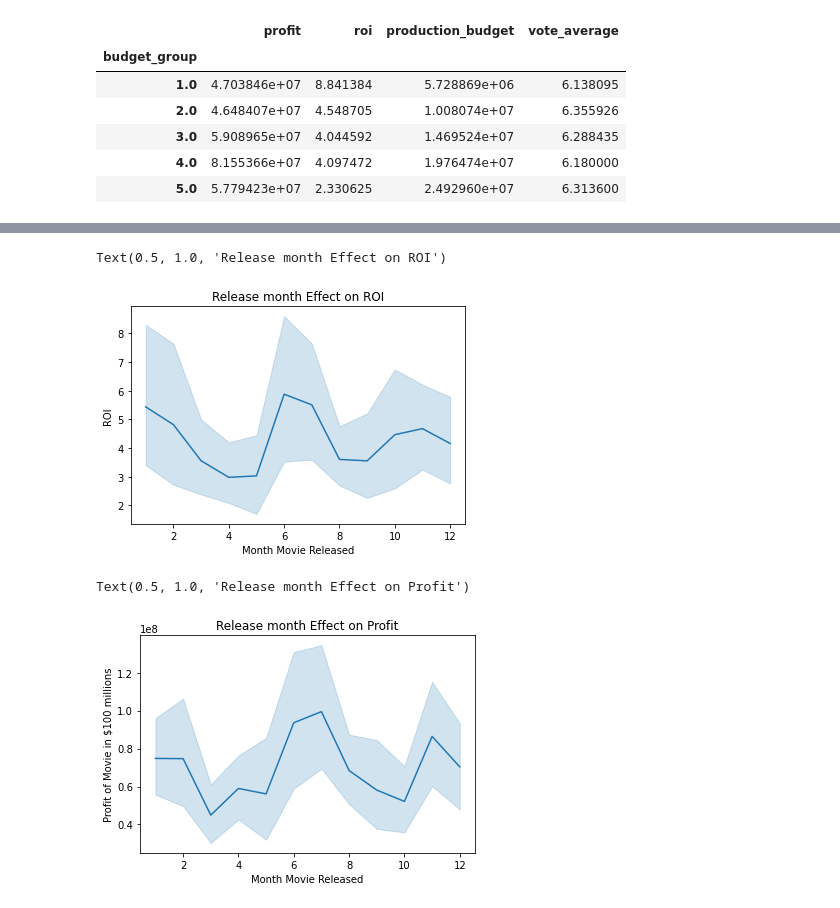
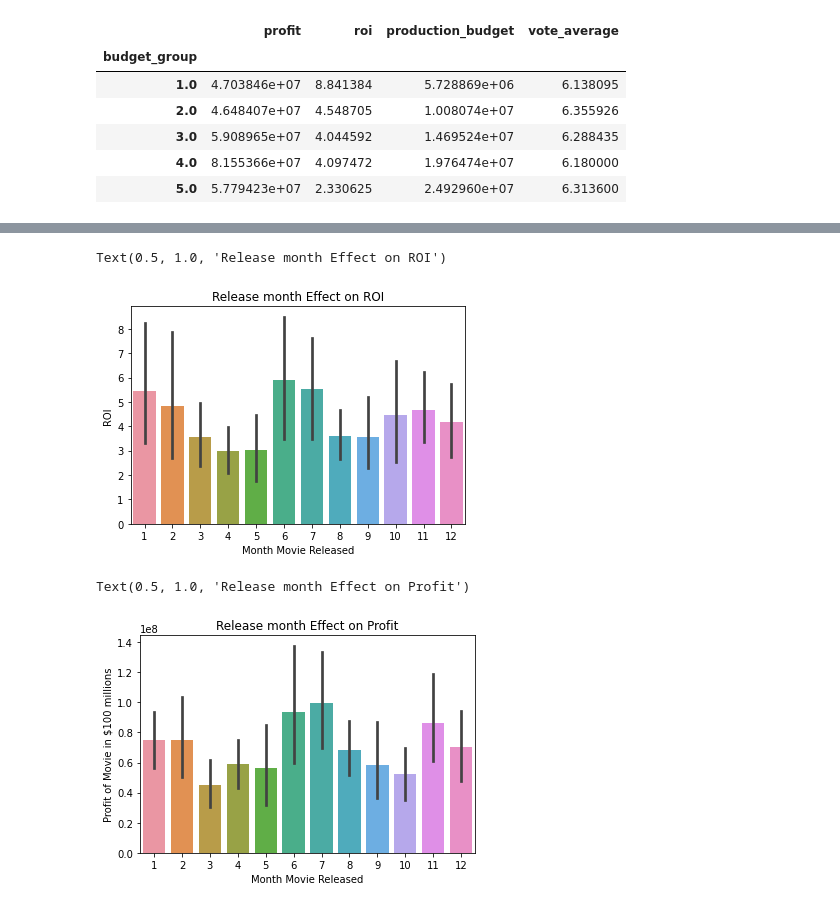
Before and after one commit to jaymhart76/phase_1_movie_data_project, a Jupyter notebook: phase_1 project.ipynb, the cells around one changed output, grey strips where cells are left out. Cells and saved outputs as stored; diff of their text form; code cells hidden in the pictures.

```diff
--- a/phase_1 project.ipynb
+++ b/phase_1 project.ipynb
@@ -392,9 +400,11 @@ Zoom                     40000000.0
 mother!                  30000000.0
 Name: production_budget, Length: 1189, dtype: float64
 # %%
-movie_budgets_w_review['budget_group'] = movie_budgets_w_review['production_budget'].map(lambda x : x/5000000)
+movie_budgets_w_review['budget_group'] = movie_budgets_w_review\
+['production_budget'].map(lambda x : x/5000000)
 # %%
-movie_budgets_w_review['budget_group'] = movie_budgets_w_review['budget_group'].round(0)
+movie_budgets_w_review['budget_group'] = movie_budgets_w_review\
+['budget_group'].round(0)
 # %%
 movie_budgets_w_review.reset_index(inplace = True)
 # %%
@@ -519,9 +532,11 @@ movie_budgets_w_review.head()
 | 12 Years a Slave | 217697336.0 | 10.884867 | 20000000.0 | 7.9 | Oct 18, 2013 | 4.0 |
 | 127 Hours | 60552401.0 | 3.364022 | 18000000.0 | 7.0 | Nov 5, 2010 | 4.0 |
 # %%
-movie_budgets_w_review['release_date']=pd.to_datetime(movie_budgets_w_review['release_date_x'])
+movie_budgets_w_review['release_date']=pd.to_datetime(movie_budgets_w_review\
+['release_date_x'])
 # %%
-movie_budgets_w_review['release_month'] = movie_budgets_w_review['release_date'].dt.month
+movie_budgets_w_review['release_month'] = movie_budgets_w_review\
+['release_date'].dt.month
 # %%
 movie_budgets_w_review.drop('release_date_x', axis = 1, inplace=True)
 # %%
@@ -697,19 +703,19 @@ movie_budgets_filtered_iqr.head()
 # %%
-sns.lineplot(data= movie_budget_vis, x= 'release_month', y = 'roi')
+sns.barplot(data= movie_budget_vis, x= 'release_month', y = 'roi')
 plt.xlabel("Month Movie Released")
 plt.ylabel('ROI')
 plt.title('Release month Effect on ROI')
 # %% [output]
 Text(0.5, 1.0, 'Release month Effect on ROI')
-[figure, old version]
+[figure, new version]
 # %%
-sns.lineplot(data = movie_budget_vis,  x= 'release_month', y = 'profit')
+sns.barplot(data = movie_budget_vis,  x = 'release_month', y = 'profit')
 plt.xlabel("Month Movie Released")
 plt.ylabel('Profit of Movie in $100 millions')
 plt.title('Release month Effect on Profit')
 # %% [output]
 Text(0.5, 1.0, 'Release month Effect on Profit')
-[figure, old version]
+[figure, new version]
 # %%
 movie_budget_vis.head()
 # %% [output]
```
Also changed, not shown: parts of 13 cells of this notebook.
